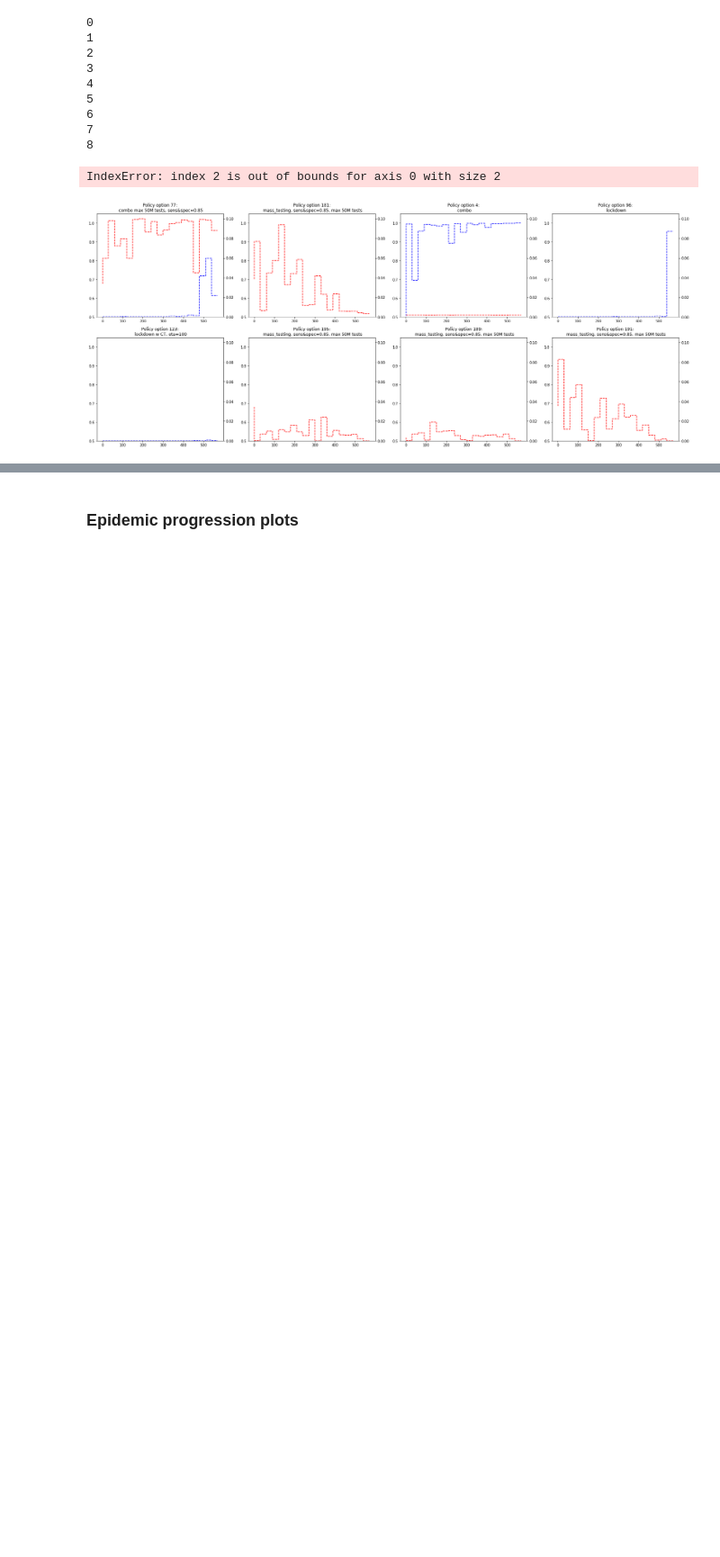
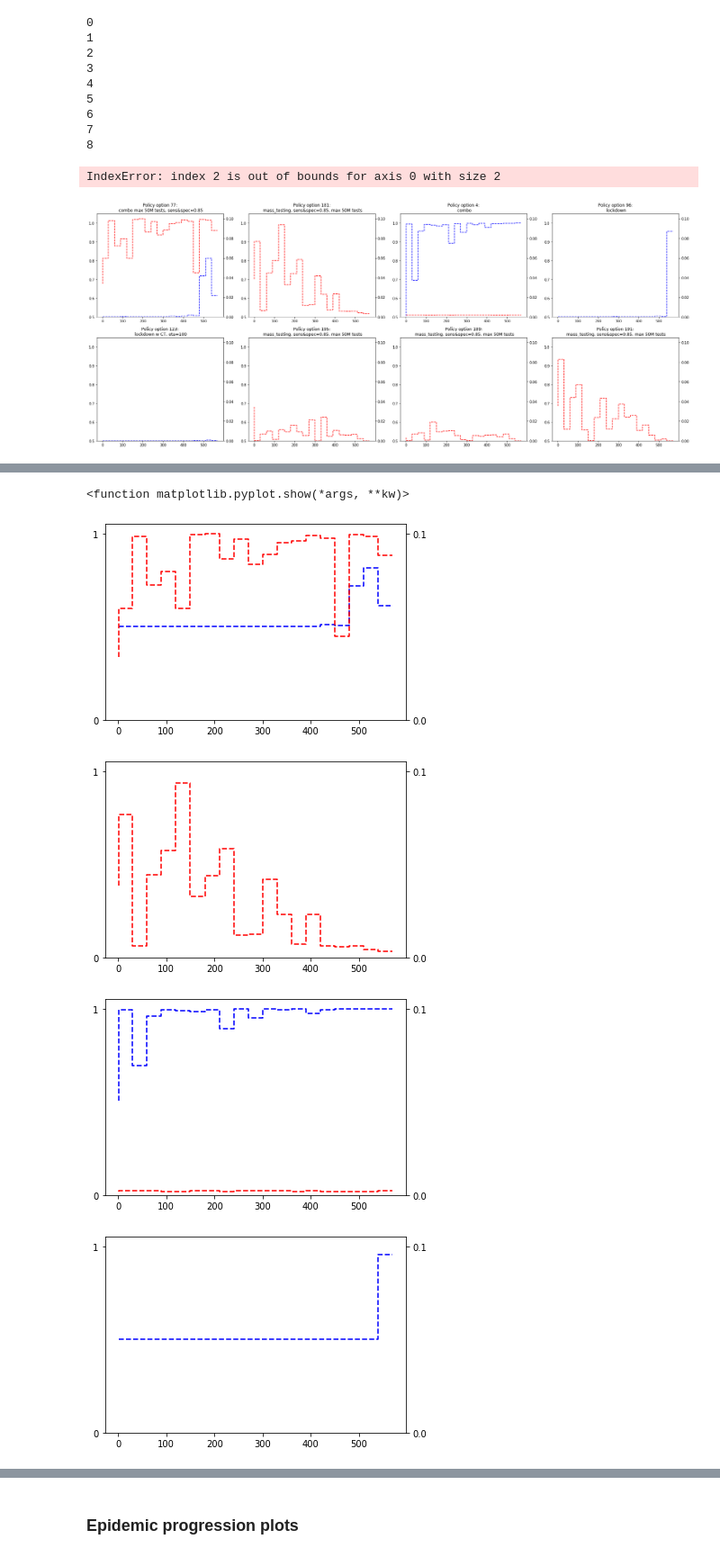
Before and after one commit to lauri-neuvonen/BHM_Covid_Testing, a Jupyter notebook: Visualizations-combo_strategies.ipynb, the cells around one changed output, grey strips where cells are left out. Shown at 90% size. Cells and saved outputs as stored; diff of their text form; code cells hidden in the pictures; blank space fills up the shorter version.

```diff
--- a/Visualizations-combo_strategies.ipynb
+++ b/Visualizations-combo_strategies.ipynb
@@ -748,0 +650,66 @@ Deaths: 14.87, Output: 0.92
+# %%
+# Save policy plots into separate files
+# no titles
+k = len(medoids_df.index)
+
+all_policies = medoids_df
+for i, index in enumerate(all_policies.index):
+    fig = plt.figure()
+    ax = plt.subplot(111)
+    # here 'cluster' is just a policy
+    print(i)
+    run = all_policies.loc[index, 'run']
+    deaths = round(medoids_df.loc[index, 'Deaths'], 2)
+    output = round(-medoids_df.loc[index, 'Economic impact'], 2)
+    print(f"Deaths: {deaths}, Output: {output}")
+    cluster_policies = all_policies.drop(columns=['Deaths', 'Economic impact', 'cluster', 'run', 'original index', 'pareto cluster', 'ICUOL (CVaR 10%)', 'max ICUOL P'], errors='ignore')
+    #ax.set_title(f"{short_run_labels[run]}", fontsize=24)
+    #ax.set_title(f"Policy option {str(index)}:\n{short_run_labels[run]} \nDeaths: {deaths} | Econ. impact: {output}", fontsize=28)
+    ax.set_ylim([0.45, 1.05])
+    cluster_policies.columns = [eval(c) for c in cluster_policies.columns]
+    policy_types = np.unique([c[0] for c in cluster_policies.columns])
+
+    for type in policy_types:
+        col_list = [c for c in cluster_policies.columns if c[0]==type]
+        t = [col[1] for col in col_list]
+        if type=='ld':
+            color='blue'
+        else:
+            color='red'
+            secax = ax.twinx()
+            secax.set_ylim([0.0, 0.105])
+
+        for pol_i, pol in enumerate([cluster_policies.index[i]]): # <<- ugly hack from a cluster plotting script
+            if type=='ld':
+
+                if pol in medoids_ind:
+                    #print("ld med")
+                    ax.step(t, cluster_policies.loc[pol,col_list], '--', c=color)
+                else:
+                    #print("ld non med")
+                    ax.step(t, cluster_policies.loc[pol,col_list], ':', c=color, alpha=0.5)
+                #axes[floor(i/2), i%2].legend(fontsize='x-small')
+            elif type=='test':
+                if pol in medoids_ind:
+                    #print("test med")
+                    secax.step(t, cluster_policies.loc[pol,col_list], '--', c=color)
+                else:
+                    #print("test non med")
+                    secax.step(t, cluster_policies.loc[pol,col_list], ':', c=color, alpha=0.5)
+
+    # Style: sparkline
+    # remove all the axes
+    #for k,v in ax.spines.items():
+    #    v.set_visible(False)
+    #ax.set_xticks([0.0, 1.0])
+    ax.set_yticks([0.0, 1.0])
+
+    for k,v in secax.spines.items():
+        v.set_visible(False)
+    #secax.set_xticks([])
+    secax.set_yticks([0.0, 0.1])
+
+    fig.savefig(f"figures/clusters_after_risk_{i}.png", dpi=150)
+#plt.tight_layout()
+plt.show
+# %% [output]
@@ -748,0 +736,5 @@ Deaths: 14.87, Output: 0.92
+<function matplotlib.pyplot.show(*args, **kw)>
+[figure, added]
+[figure, added]
+[figure, added]
+[figure, added]
```
Also changed, not shown: parts of 15 cells of this notebook, 4 other files.
